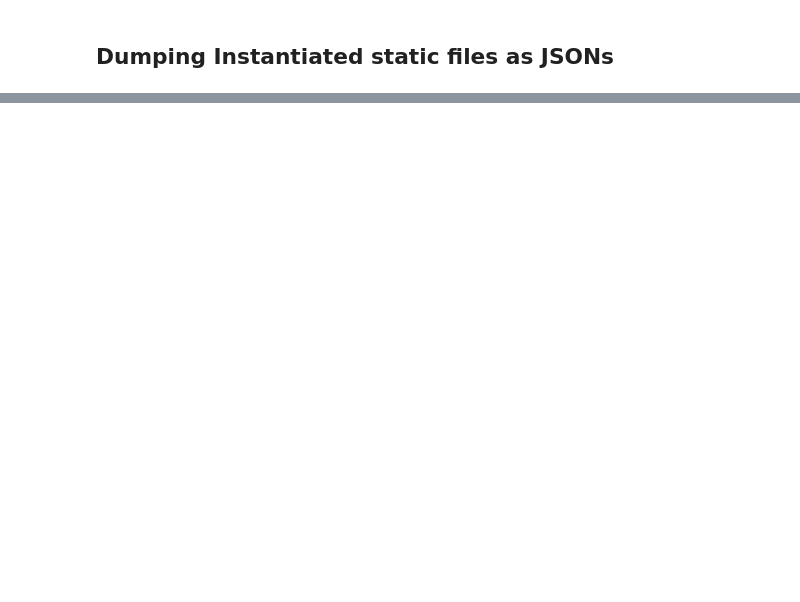
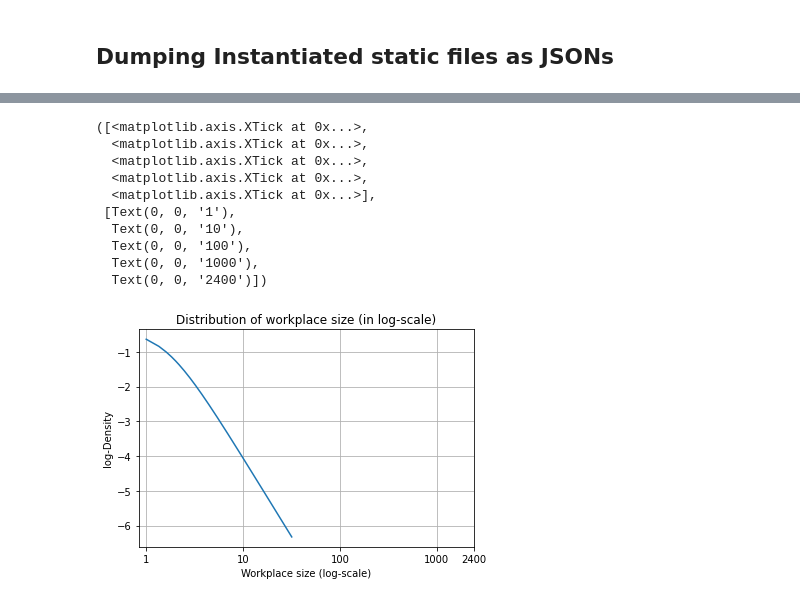
Before and after one commit to p10rahulm/covidSims, a Jupyter notebook: staticInst/interactive_instantiation.ipynb, the cells around one changed output, grey strips where cells are left out. Cells and saved outputs as stored; diff of their text form; code cells hidden in the pictures; blank space fills up the shorter version.

```diff
--- a/staticInst/interactive_instantiation.ipynb
+++ b/staticInst/interactive_instantiation.ipynb
@@ -177,0 +226,29 @@ saving instantiations as JSON completed in  0.08481740951538086
+# %%
+m_max = 2870
+workplace_sizes = np.arange(m_max)
+
+# WP_numbers = np.array([workplaces.loc[workplaces['capacity']==workplace_sizes[i]] for i in range(0,len(workplace_sizes))])
+# WP_numbers = WP_numbers/sum(WP_numbers)
+
+plt.plot(np.log10(workplace_sizes), np.log10(workplacesize_distribution))
+plt.xlabel('Workplace size (log-scale)')
+plt.ylabel('log-Density')
+plt.title('Distribution of workplace size (in log-scale)')
+plt.grid(True)
+plot_xlabel =  [1, 10, 100, 1000, 2400]
+
+plot_xlabel1 = np.log(workplace_sizes)[plot_xlabel]
+plt.xticks(plot_xlabel1, (workplace_sizes)[plot_xlabel])
+#plt.plot(np.log10(workplace_sizes), np.log10(workplaces['capacity'].value_counts(normalize=True)), 'r')
+# %% [output]
+([<matplotlib.axis.XTick at 0x...>,
+  <matplotlib.axis.XTick at 0x...>,
+  <matplotlib.axis.XTick at 0x...>,
+  <matplotlib.axis.XTick at 0x...>,
+  <matplotlib.axis.XTick at 0x...>],
+ [Text(0, 0, '1'),
+  Text(0, 0, '10'),
+  Text(0, 0, '100'),
+  Text(0, 0, '1000'),
+  Text(0, 0, '2400')])
+[figure, added]
```
Also changed, not shown: parts of 14 cells of this notebook, 13 other files.
